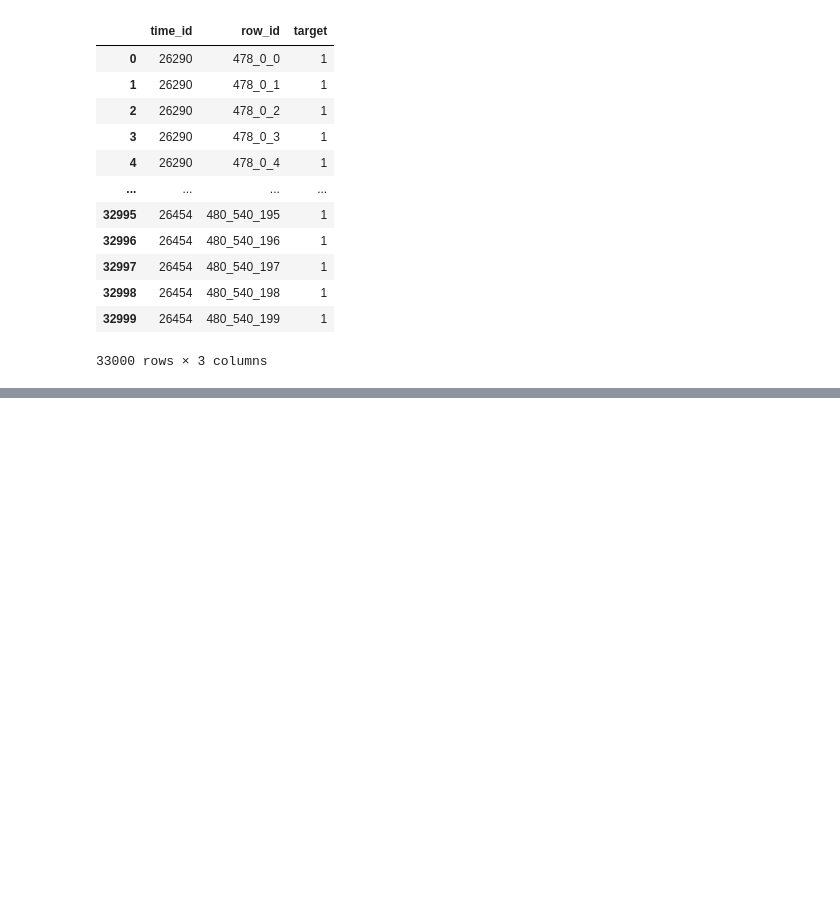
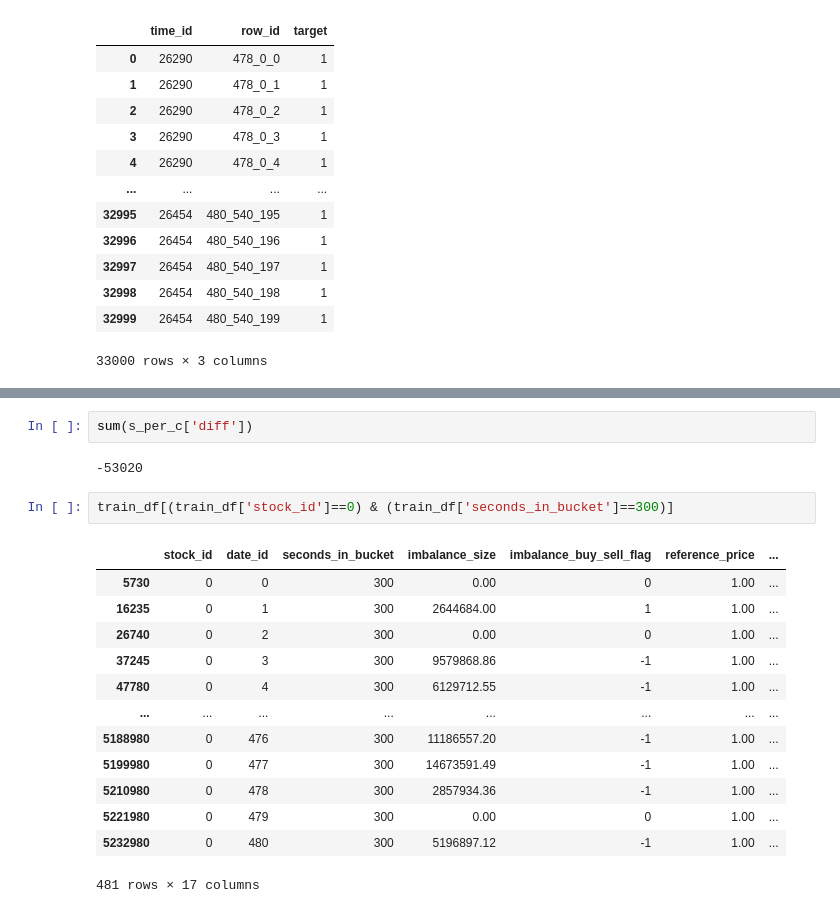
Before and after one commit to bootcamp6th-dl/optiver, a Jupyter notebook: sajacaros/01_eda.ipynb, the cells around one changed output, grey strips where cells are left out. Saved outputs shown, nothing was run; the diff lists cells and outputs as text; blank space fills up the shorter version.

```diff
--- a/sajacaros/01_eda.ipynb
+++ b/sajacaros/01_eda.ipynb
@@ -280,0 +310,20 @@ submission_df
+# %%
+sum(s_per_c['diff'])
+# %% [output]
+-53020
+# %%
+train_df[(train_df['stock_id']==0) & (train_df['seconds_in_bucket']==300)]
+# %% [output]
+|  | stock_id | date_id | seconds_in_bucket | imbalance_size | imbalance_buy_sell_flag | reference_price | ... |
+| 5730 | 0 | 0 | 300 | 0.00 | 0 | 1.00 | ... |
+| 16235 | 0 | 1 | 300 | 2644684.00 | 1 | 1.00 | ... |
+| 26740 | 0 | 2 | 300 | 0.00 | 0 | 1.00 | ... |
+| 37245 | 0 | 3 | 300 | 9579868.86 | -1 | 1.00 | ... |
+| 47780 | 0 | 4 | 300 | 6129712.55 | -1 | 1.00 | ... |
+| ... | ... | ... | ... | ... | ... | ... | ... |
+| 5188980 | 0 | 476 | 300 | 11186557.20 | -1 | 1.00 | ... |
+| 5199980 | 0 | 477 | 300 | 14673591.49 | -1 | 1.00 | ... |
+| 5210980 | 0 | 478 | 300 | 2857934.36 | -1 | 1.00 | ... |
+| 5221980 | 0 | 479 | 300 | 0.00 | 0 | 1.00 | ... |
+| 5232980 | 0 | 480 | 300 | 5196897.12 | -1 | 1.00 | ... |
+481 rows × 17 columns
```
Also changed, not shown: parts of 32 cells of this notebook.
